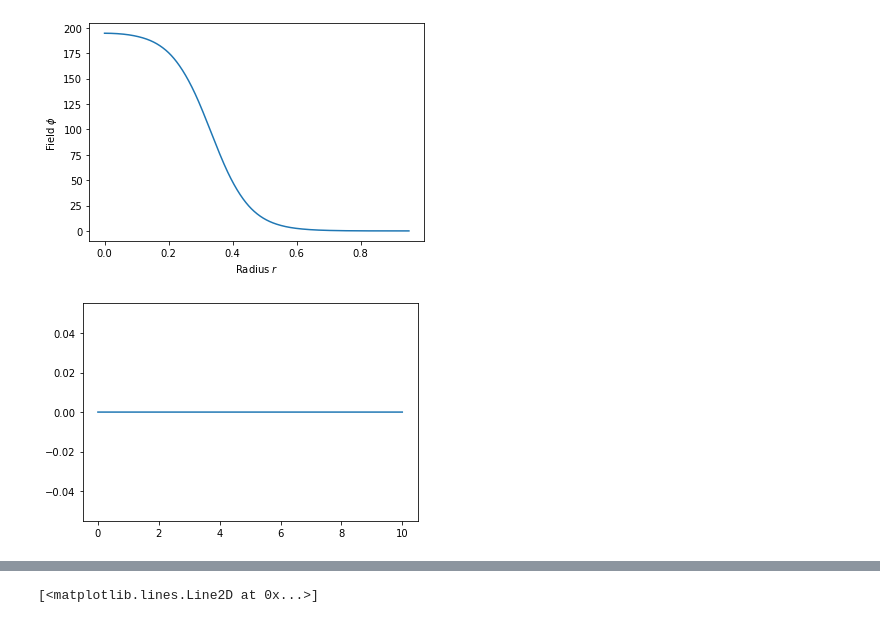
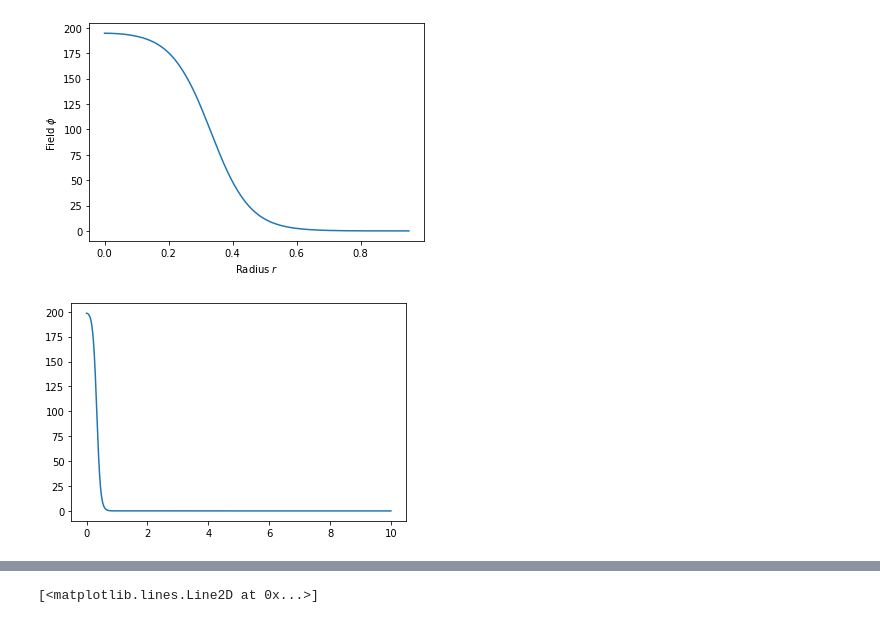
Before and after one commit to mamerchandmedi/lattice, a Jupyter notebook: Field_equation_v2.ipynb, the cells around one changed output, grey strips where cells are left out. Saved outputs shown, nothing was run; the diff lists cells and outputs as text; code cells hidden in the pictures.

```diff
--- a/Field_equation_v2.ipynb
+++ b/Field_equation_v2.ipynb
@@ -57,18 +57,18 @@ def gam(v): return 1/(1-v**2)**0.5
 # %%
 #initialization of the evolution#
 fphi = interpolate.interp1d(profile.R, profile.Phi, fill_value=(0), bounds_error=False)
-dr=0.0005
-dt = 0.0001
+dr=0.005
+dt = 0.001
 r  = np.array(range(0, int(np.floor(10/dr))))*dr
 phi0 = fphi(r/1.01)
 phi0 = vt/phi0[0] * phi0
 phi2 = np.zeros(r.size)
 T = Tn*np.ones(r.size)
 v = np.zeros(r.size)
 E = gam(v)*eps(phi0,T)
 Z = w(phi0,T)*gam(v)**2*v
 tau = w(phi0,T)*gam(v)**2-p(phi0,T)
-plt.plot(r,Z)
+plt.plot(r,phi0)
 plt.show()
 # %% [output]
-[figure, old version]
+[figure, new version]
```
Also changed, not shown: parts of 3 cells of this notebook.
